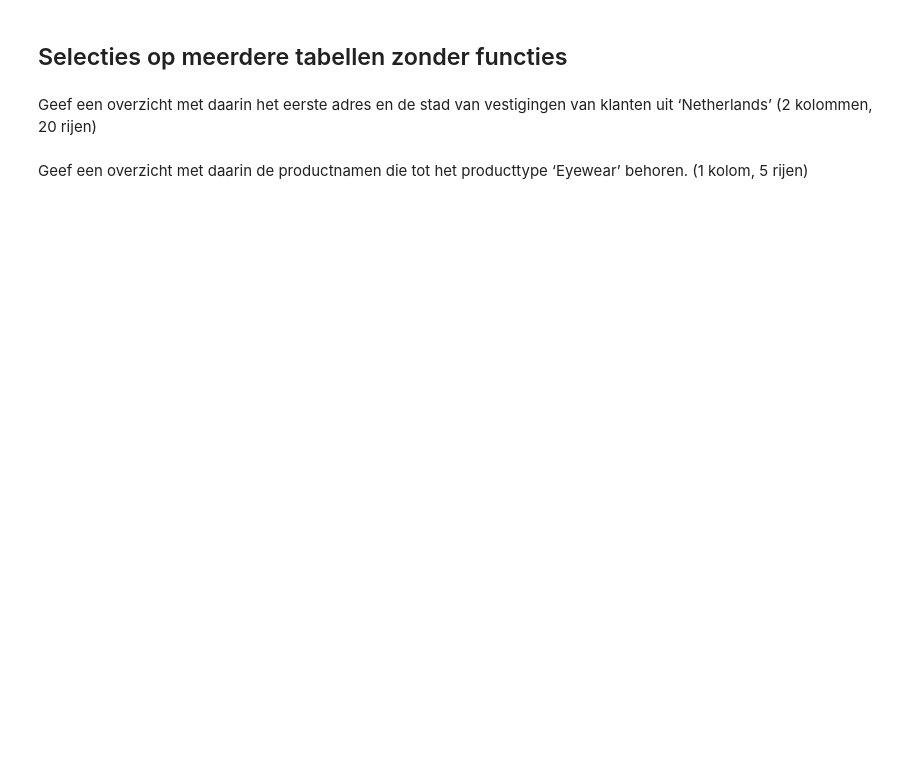
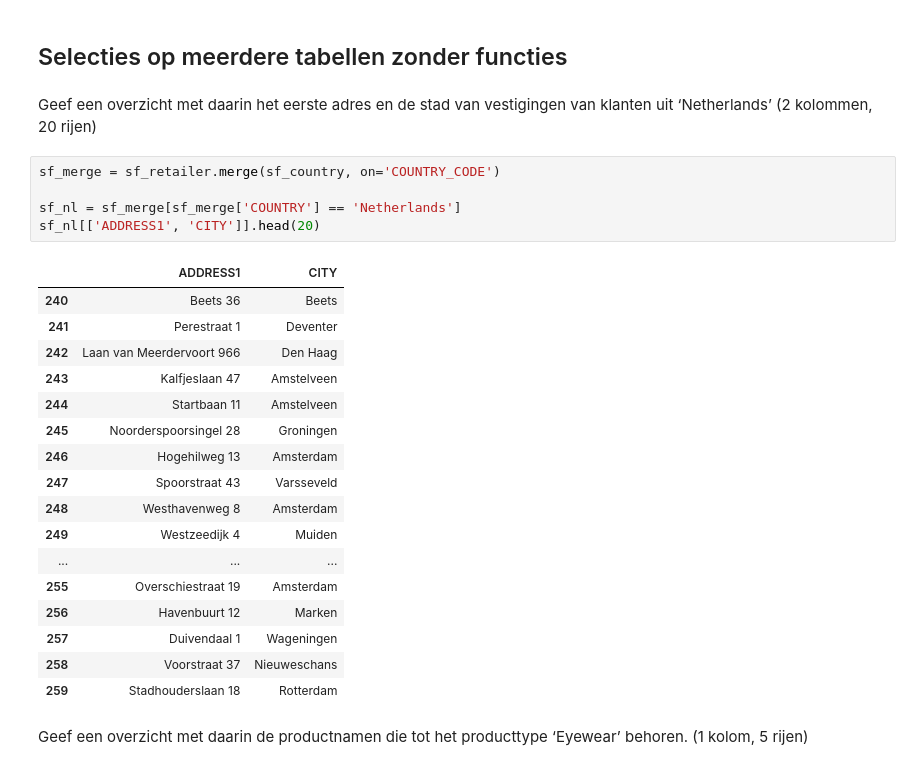
Before and after one commit to Byrott0/DEDS_Portfolio, a Jupyter notebook: wk1.1/DEDS_WC_1.2_en_1.3_Opdrachten.ipynb, the cells around one changed output. Cells and saved outputs as stored; diff of their text form; blank space fills up the shorter version.

```diff
--- a/wk1.1/DEDS_WC_1.2_en_1.3_Opdrachten.ipynb
+++ b/wk1.1/DEDS_WC_1.2_en_1.3_Opdrachten.ipynb
@@ -198,5 +273,28 @@ Geef een overzicht met daarin per telefoonnummer het aantal medewerkers dat op d
 ## Selecties op meerdere tabellen zonder functies
 # %% [markdown]
 Geef een overzicht met daarin het eerste adres en de stad van vestigingen van klanten uit ‘Netherlands’ (2 kolommen, 20 rijen)
+# %%
+sf_merge = sf_retailer.merge(sf_country, on='COUNTRY_CODE')
+
+sf_nl = sf_merge[sf_merge['COUNTRY'] == 'Netherlands']
+sf_nl[['ADDRESS1', 'CITY']].head(20)
+# %% [output]
+|  | ADDRESS1 | CITY |
+| 240 | Beets 36 | Beets |
+| 241 | Perestraat 1 | Deventer |
+| 242 | Laan van Meerdervoort 966 | Den Haag |
+| 243 | Kalfjeslaan 47 | Amstelveen |
+| 244 | Startbaan 11 | Amstelveen |
+| 245 | Noorderspoorsingel 28 | Groningen |
+| 246 | Hogehilweg 13 | Amsterdam |
+| 247 | Spoorstraat 43 | Varsseveld |
+| 248 | Westhavenweg 8 | Amsterdam |
+| 249 | Westzeedijk 4 | Muiden |
+| ... | ... | ... |
+| 255 | Overschiestraat 19 | Amsterdam |
+| 256 | Havenbuurt 12 | Marken |
+| 257 | Duivendaal 1 | Wageningen |
+| 258 | Voorstraat 37 | Nieuweschans |
+| 259 | Stadhouderslaan 18 | Rotterdam |
 # %% [markdown]
 Geef een overzicht met daarin de productnamen die tot het producttype ‘Eyewear’ behoren. (1 kolom, 5 rijen)
```
Also changed, not shown: parts of 13 cells of this notebook, 1 other file.
